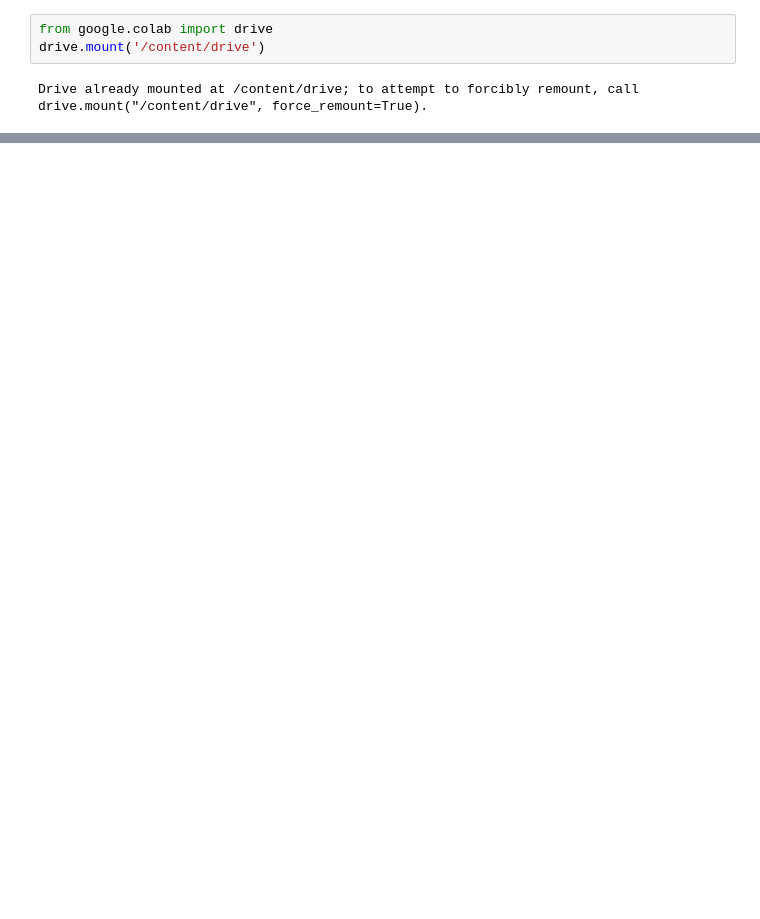
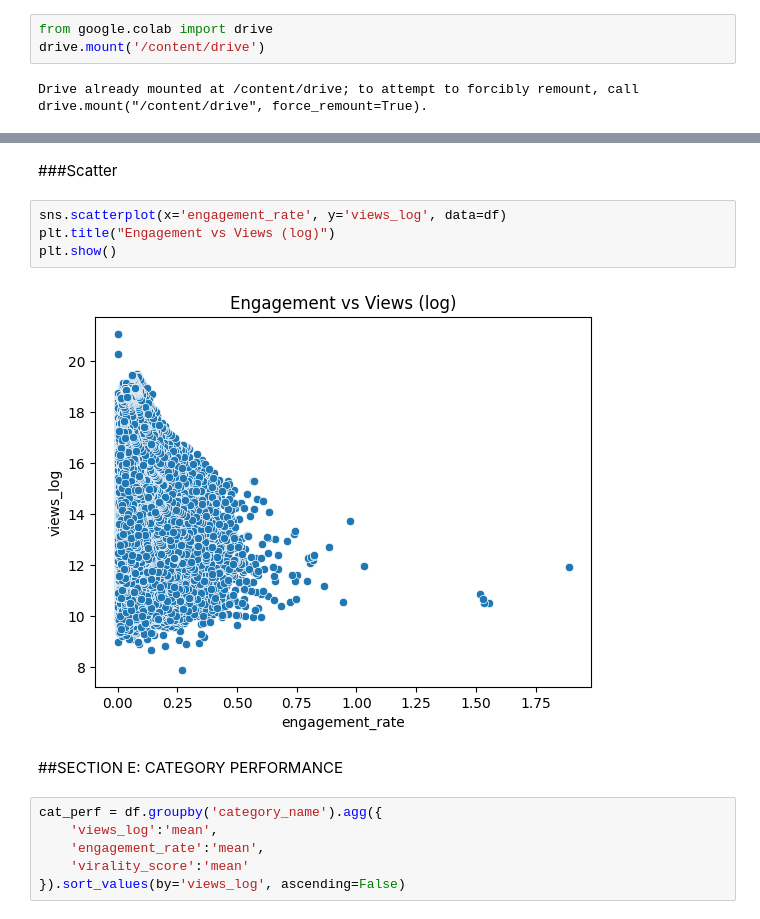
Before and after one commit to pankaj-cod/SectionD_Team16_YoutubeTrending, a Jupyter notebook: notebooks/04_statistical_analysis.ipynb, the cells around one changed output, grey strips where cells are left out. Saved outputs shown, nothing was run; the diff lists cells and outputs as text; blank space fills up the shorter version.

```diff
--- a/notebooks/04_statistical_analysis.ipynb
+++ b/notebooks/04_statistical_analysis.ipynb
@@ -177,0 +163,16 @@ df.groupby('category_name')['views'].mean().sort_values().plot(kind='barh')
+# %% [markdown]
+###Scatter
+# %%
+sns.scatterplot(x='engagement_rate', y='views_log', data=df)
+plt.title("Engagement vs Views (log)")
+plt.show()
+# %% [output]
+[figure, added]
+# %% [markdown]
+##SECTION E: CATEGORY PERFORMANCE
+# %%
+cat_perf = df.groupby('category_name').agg({
+    'views_log':'mean',
+    'engagement_rate':'mean',
+    'virality_score':'mean'
+}).sort_values(by='views_log', ascending=False)
```
Also changed, not shown: parts of 82 cells of this notebook, 3 other files.
